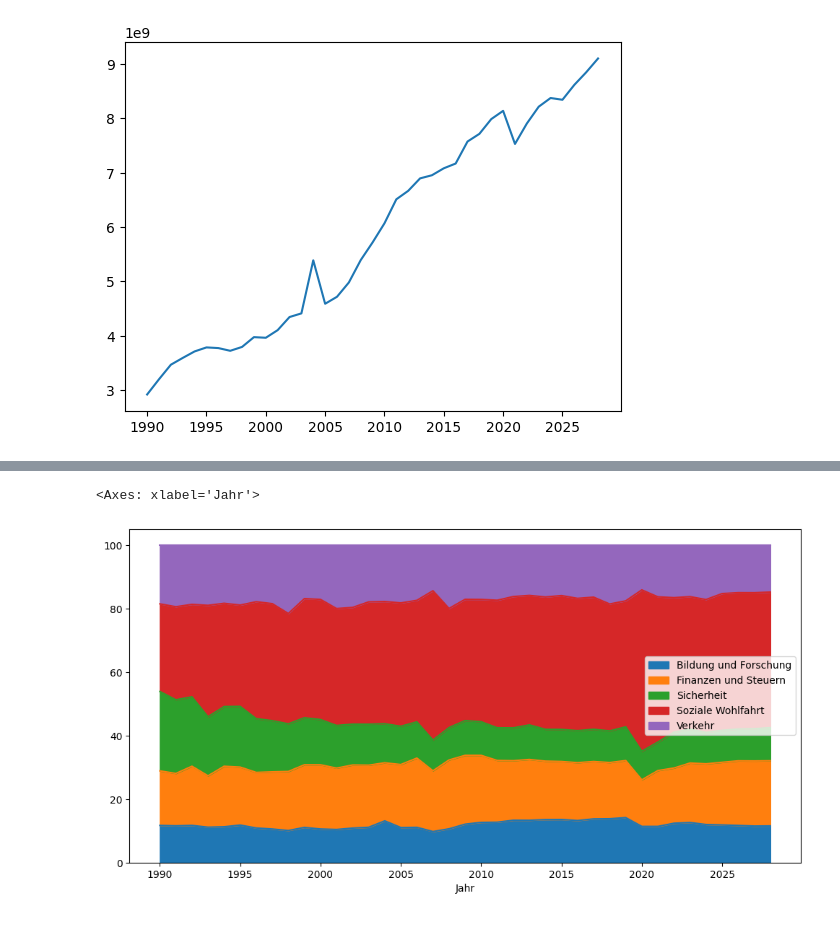
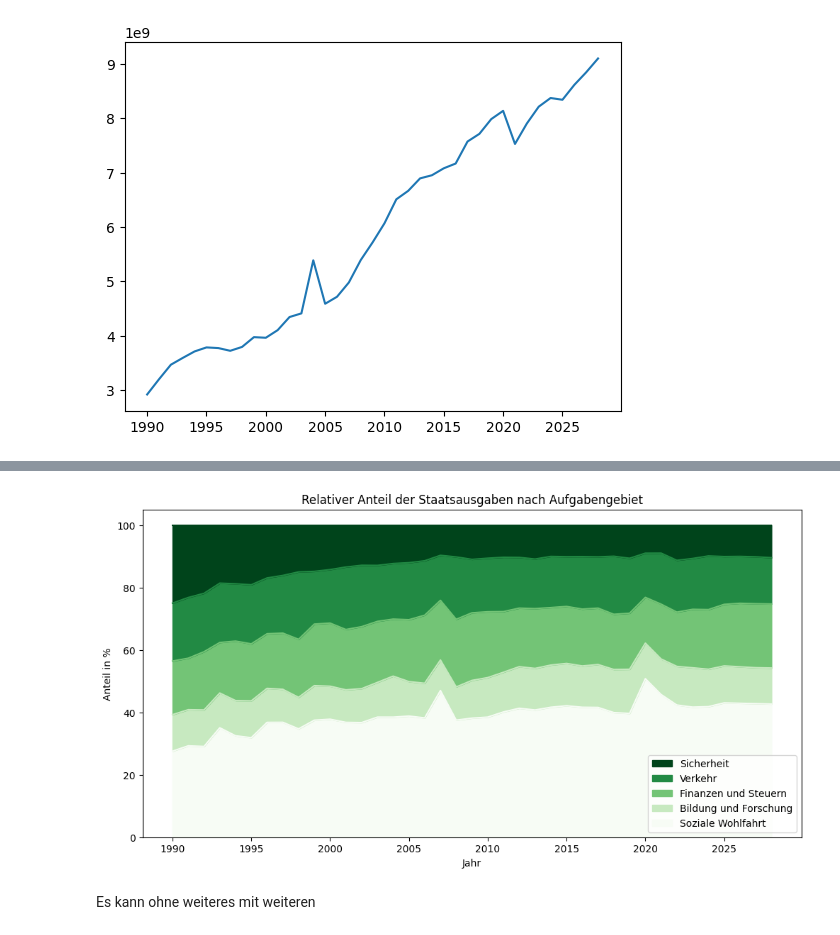
Before and after one commit to I-gW-23-27/Skript, a Jupyter notebook: docs/240923/staatsausgaben.ipynb, the cells around one changed output, grey strips where cells are left out. Saved outputs shown, nothing was run; the diff lists cells and outputs as text; code cells hidden in the pictures.

```diff
--- a/docs/240923/staatsausgaben.ipynb
+++ b/docs/240923/staatsausgaben.ipynb
@@ -50,7 +63,14 @@ plt.show()
 # %%
 df_relativ = df.div(df.sum(axis=1), axis=0) * 100
-# %%
-df_relativ.plot.area(stacked=True, figsize=(12, 6))
-# %% [output]
-<Axes: xlabel='Jahr'>
-[figure, removed]
+# %%
+color_scheme = plt.cm.Greens(np.linspace(0, 1, len(df_relativ.columns)))
+ax = df_relativ.plot.area(stacked=True, color=color_scheme, figsize=(12, 6))
+handles, labels = ax.get_legend_handles_labels()
+ax.legend(handles[::-1], labels[::-1], loc='lower right')
+plt.title('Relativer Anteil der Staatsausgaben nach Aufgabengebiet')
+plt.ylabel('Anteil in %')
+plt.show()
+# %% [output]
+[figure, added]
+# %% [markdown]
+Es kann ohne weiteres mit weiteren
```
Also changed, not shown: parts of 3 cells of this notebook.
